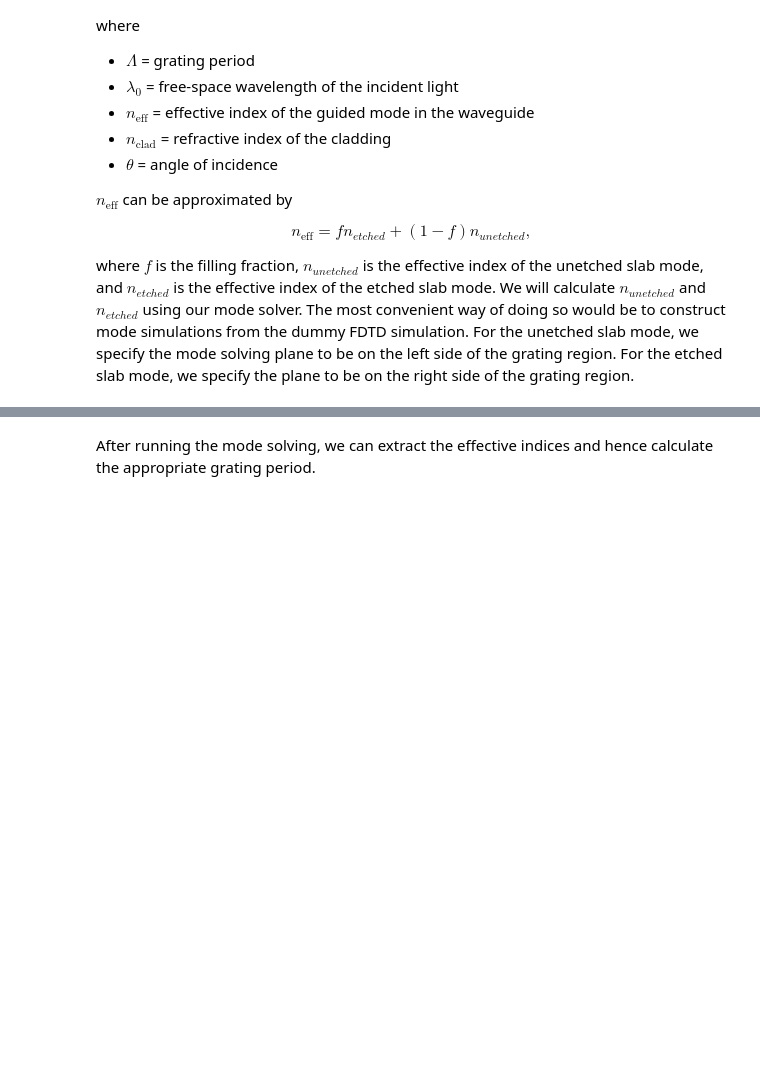
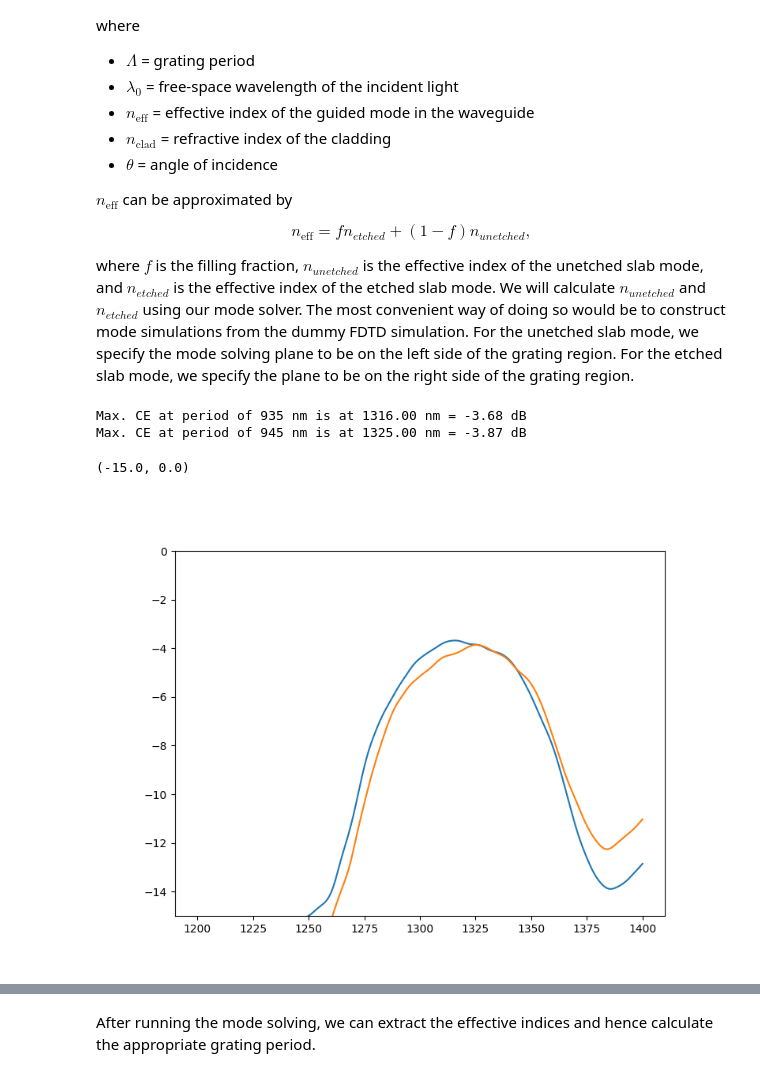
Before and after one commit to sp-sgundavarapu/tidy3d-notebooks, a Jupyter notebook: GratingCoupler_mod.ipynb, the cells around one changed output, grey strips where cells are left out. Saved outputs shown, nothing was run; the diff lists cells and outputs as text; code cells hidden in the pictures; blank space fills up the shorter version.

```diff
--- a/GratingCoupler_mod.ipynb
+++ b/GratingCoupler_mod.ipynb
@@ -220,3 +238,46 @@ mode_amps = sim_2d_in["mode"]
 # # Fluxes
 # power_sub = abs(sim_2d_in["flux_sub"].flux)
 # power_ref = abs(sim_2d_in["flux_reflected"].flux)
+# %%
+sim0 = make_2d_sim(p=0.935, source_x=5)
+job = web.Job(simulation=sim0, task_name="gc_in_coupling_2d", verbose=False)
+sim_2d_in = job.run(path="data/gc3d_in_data.hdf5")
+ce_935 = np.array(
+            np.abs(
+                sim_2d_in["mode"]
+                .amps.sel(direction="-")
+                .values
+            )
+            ** 2
+)
+sim0 = make_2d_sim(p=0.945, source_x=5)
+job = web.Job(simulation=sim0, task_name="gc_in_coupling_2d", verbose=False)
+sim_2d_in = job.run(path="data/gc3d_in_data.hdf5")
+ce_945 = np.array(
+            np.abs(
+                sim_2d_in["mode"]
+                .amps.sel(direction="-")
+                .values
+            )
+            ** 2
+)
+
+print('Max. CE at period of 935 nm is at %.2f nm = %.2f dB' % (ldas[np.argmax(ce_935)]*1e3, 10*np.log10(np.max(ce_935))))
+print('Max. CE at period of 945 nm is at %.2f nm = %.2f dB' % (ldas[np.argmax(ce_945)]*1e3, 10*np.log10(np.max(ce_945))))
+
+plt.close('all')
+plt.figure(figsize=(8, 6))
+plt.plot(
+    ldas*1e3,
+10 * np.log10(ce_935),
+)
+plt.plot(
+    ldas*1e3,
+10 * np.log10(ce_945),
+)
+plt.ylim([-15, 0])
+# %% [output]
+Max. CE at period of 935 nm is at 1316.00 nm = -3.68 dB
+Max. CE at period of 945 nm is at 1325.00 nm = -3.87 dB
+(-15.0, 0.0)
+[figure, added]
```
Also changed, not shown: parts of 9 cells of this notebook, 7 other files.
